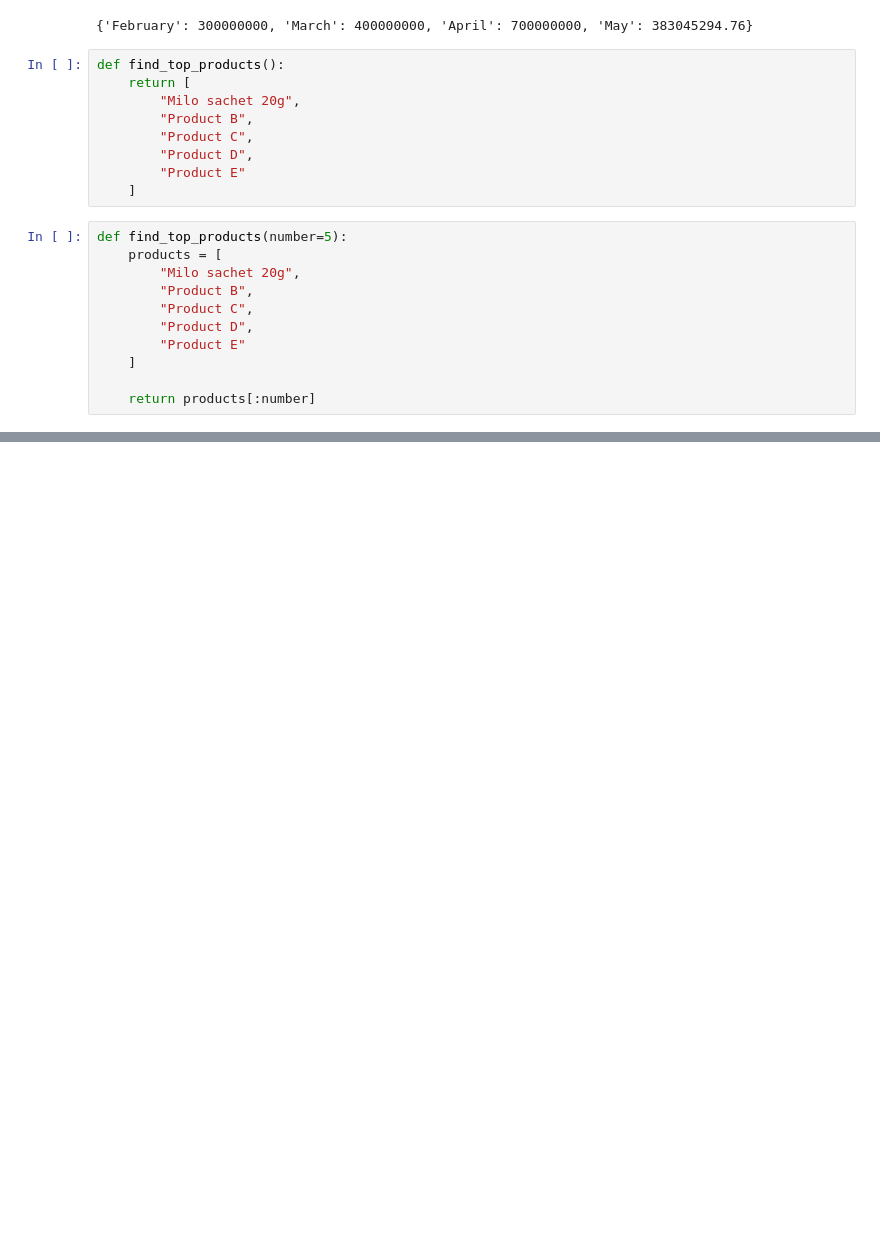
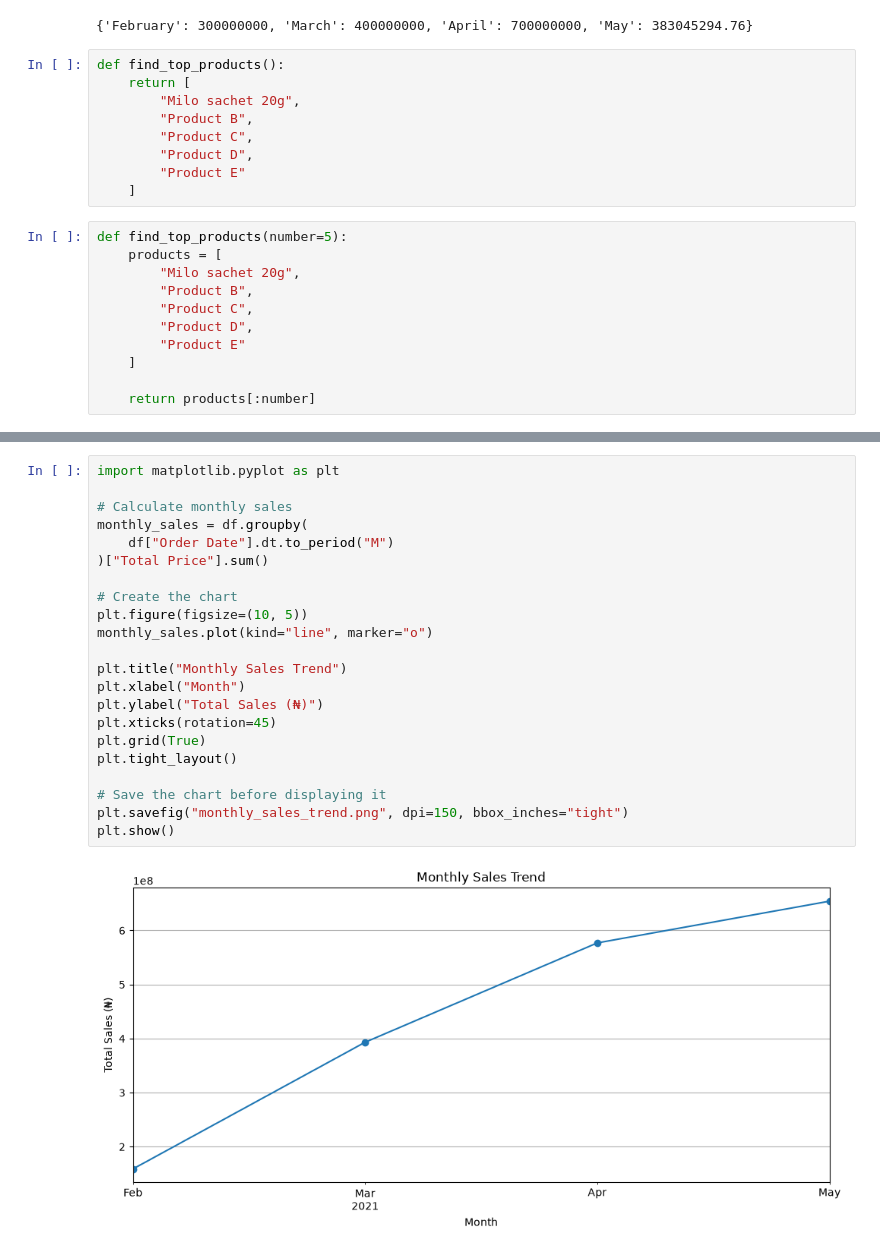
Before and after one commit to clevoisaac-del/Nigerian_Ecommerce_Sales_Analysis, a Jupyter notebook: Nigerian_Ecommerce_Sales_Analysis.ipynb, the cells around one changed output, grey strips where cells are left out. Cells and saved outputs as stored; diff of their text form; blank space fills up the shorter version.

```diff
--- a/Nigerian_Ecommerce_Sales_Analysis.ipynb
+++ b/Nigerian_Ecommerce_Sales_Analysis.ipynb
@@ -2541,0 +2585,24 @@ def find_top_products(number=5):
+# %%
+import matplotlib.pyplot as plt
+
+# Calculate monthly sales
+monthly_sales = df.groupby(
+    df["Order Date"].dt.to_period("M")
+)["Total Price"].sum()
+
+# Create the chart
+plt.figure(figsize=(10, 5))
+monthly_sales.plot(kind="line", marker="o")
+
+plt.title("Monthly Sales Trend")
+plt.xlabel("Month")
+plt.ylabel("Total Sales (₦)")
+plt.xticks(rotation=45)
+plt.grid(True)
+plt.tight_layout()
+
+# Save the chart before displaying it
+plt.savefig("monthly_sales_trend.png", dpi=150, bbox_inches="tight")
+plt.show()
+# %% [output]
+[figure, added]
```
Also changed, not shown: parts of 7 cells of this notebook.
